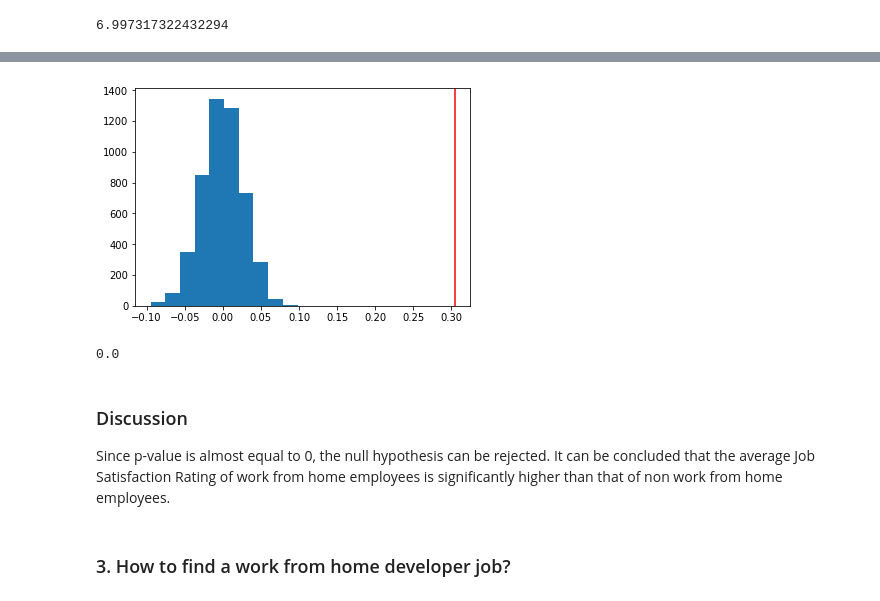
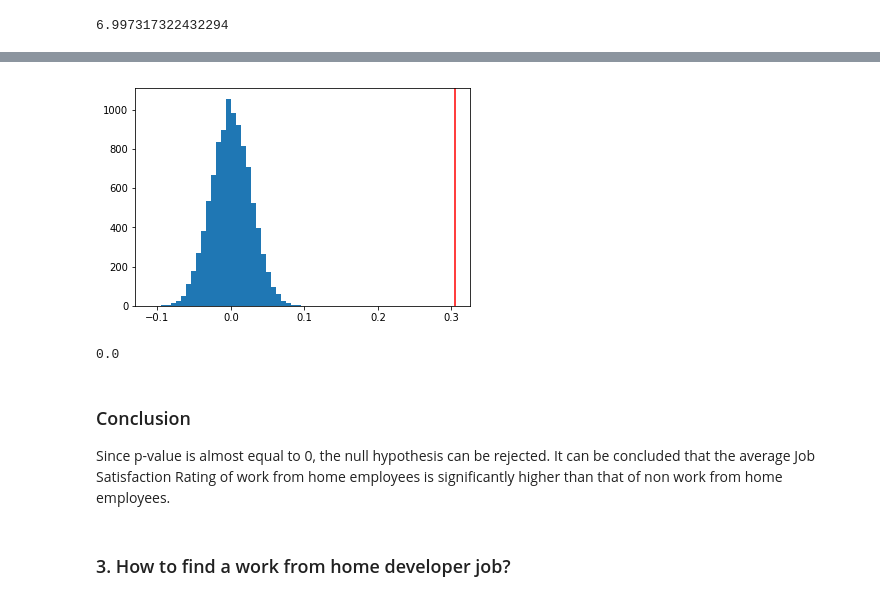
Before and after one commit to swang13/stack-overflow-survey, a Jupyter notebook: stack-overflow-survey-analysis.ipynb, the cells around one changed output, grey strips where cells are left out. Saved outputs shown, nothing was run; the diff lists cells and outputs as text; code cells hidden in the pictures.

```diff
--- a/stack-overflow-survey-analysis.ipynb
+++ b/stack-overflow-survey-analysis.ipynb
@@ -125,7 +139,7 @@ df_wfh_js['JobSatisfaction'].mean()
 # with bootstrapping
 diffs = []
 size = df_wfh_js.shape[0]
-for _ in range(5000):
+for _ in range(10000):
     b_samp = df_wfh_js.sample(size, replace=True)
     wfh_df = b_samp.query('WorkFromHome == 1')
     not_wfh_df = b_samp.query('WorkFromHome == 0')
@@ -156,16 +181,16 @@ plt.hist(null_vals);
 # %%
 # Plot observed statistic with the null distibution
-plt.hist(null_vals)
+plt.hist(null_vals, bins=30)
 plt.axvline(obs_diff, c='red');
 # %% [output]
-[figure, old version]
+[figure, new version]
 # %%
 # Compute p-value
 (null_vals > obs_diff).mean()
 # %% [output]
 0.0
 # %% [markdown]
-### Discussion
+### Conclusion
 Since p-value is almost equal to 0, the null hypothesis can be rejected. It can be concluded that the average Job Satisfaction Rating of work from home employees is significantly higher than that of non work from home employees.
 # %% [markdown]
 ### 3. How to find a work from home developer job?
```
Also changed, not shown: parts of 11 cells of this notebook, 2 other files.
